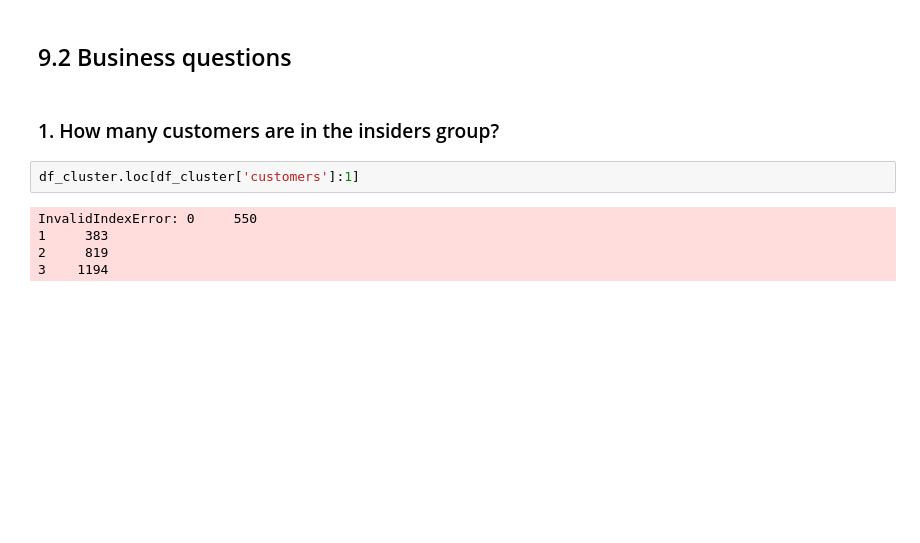
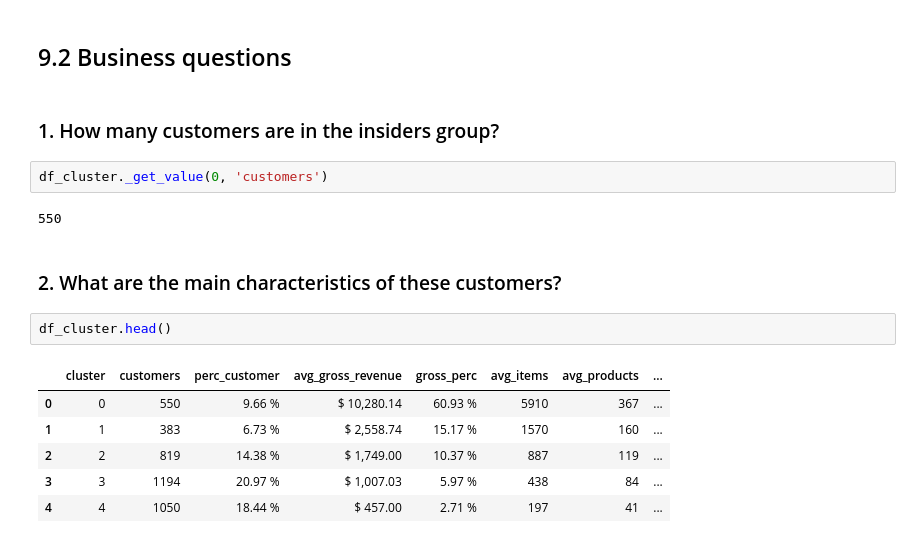
Before and after one commit to Eduardo-95-DS/Insiders-clustering, a Jupyter notebook: notebooks/look_8-ear-eda.ipynb, the cells around one changed output. Cells and saved outputs as stored; diff of their text form; blank space fills up the shorter version.

Commit message:
improved cluster profile

```diff
--- a/notebooks/look_8-ear-eda.ipynb
+++ b/notebooks/look_8-ear-eda.ipynb
@@ -2686,10 +2686,18 @@ sns.violinplot( y=df_aux );
 ## 9.2 Business questions
 # %% [markdown]
 ### 1. How many customers are in the insiders group?
-# %%
-df_cluster.loc[df_cluster['customers']:1]
-# %% [output]
-InvalidIndexError: 0     550
-1     383
-2     819
-3    1194
+# %%
+df_cluster._get_value(0, 'customers')
+# %% [output]
+550
+# %% [markdown]
+### 2. What are the main characteristics of these customers?
+# %%
+df_cluster.head()
+# %% [output]
+|  | cluster | customers | perc_customer | avg_gross_revenue | gross_perc | avg_items | avg_products | ... |
+| 0 | 0 | 550 | 9.66 % | $ 10,280.14 | 60.93 % | 5910 | 367 | ... |
+| 1 | 1 | 383 | 6.73 % | $ 2,558.74 | 15.17 % | 1570 | 160 | ... |
+| 2 | 2 | 819 | 14.38 % | $ 1,749.00 | 10.37 % | 887 | 119 | ... |
+| 3 | 3 | 1194 | 20.97 % | $ 1,007.03 | 5.97 % | 438 | 84 | ... |
+| 4 | 4 | 1050 | 18.44 % | $ 457.00 | 2.71 % | 197 | 41 | ... |
```
Also changed, not shown: parts of 15 cells of this notebook.
